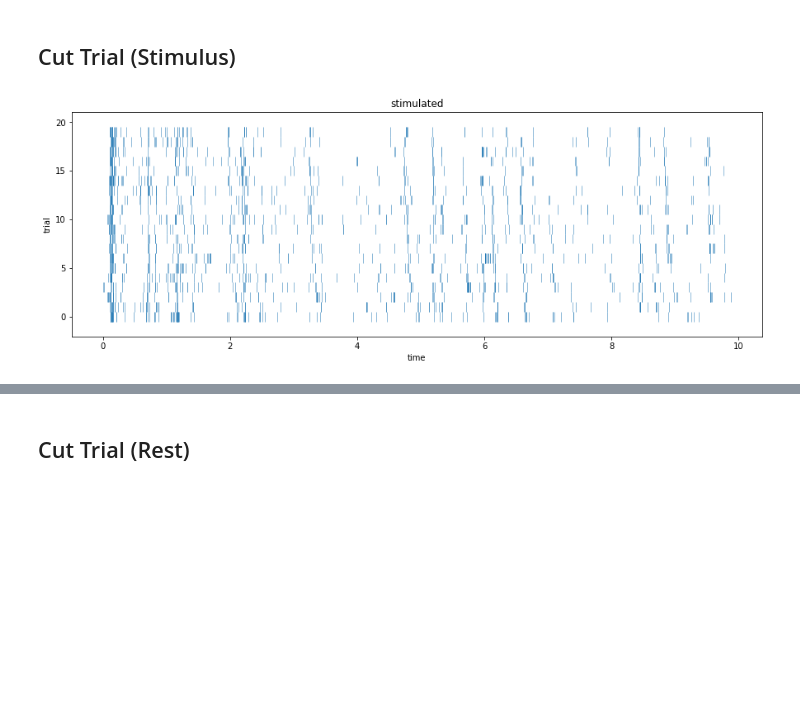
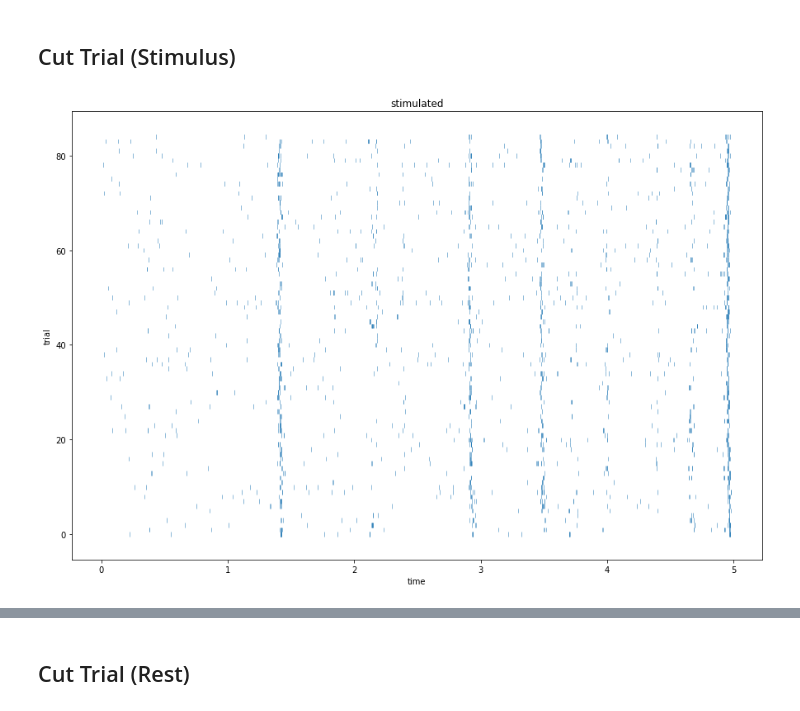
Before and after one commit to llincooi/retina_python, a Jupyter notebook: NewExptAnalysis/R_info of Repeated Trial single channel.ipynb, the cells around one changed output, grey strips where cells are left out. Saved outputs shown, nothing was run; the diff lists cells and outputs as text; code cells hidden in the pictures; blank space fills up the shorter version.

```diff
--- a/NewExptAnalysis/R_info of Repeated Trial single channel.ipynb
+++ b/NewExptAnalysis/R_info of Repeated Trial single channel.ipynb
@@ -53,7 +62,7 @@ Text(0, 0.5, 'normalized centered stimulus (20 trials)')
 # %%
-restTime = 5
-stiTime = 10
-trial = 20
+restTime = 2
+stiTime = 5
+trial = 85
 
 plt.plot(T[:int(restTime/dt)], x[:int(restTime/dt)], label ='rest')
 plt.plot(T[int(restTime/dt):int((restTime+stiTime)/dt)], x[int(restTime/dt):int((restTime+stiTime)/dt)], label ='stimulus')
@@ -66,5 +75,5 @@ plt.legend()
 # %%
-trial = 20
+# trial = 20
 x_trial = [0]*trial
 delayCorrection = [0]*trial
 for i in range(trial):
@@ -81,0 +93,6 @@ delayCorrection
+# %%
+# delayCorrection
+for i in [0,1]:
+    startTime = restTime+i*(restTime+stiTime)+delayCorrection[i]*dt
+    endTime = (i+1)*(restTime+stiTime)+delayCorrection[i]*dt
+    plt.plot( x[int(startTime/dt):int(endTime/dt)] )
@@ -141,18 +160,20 @@ rstate_Trial = [0]*trial
 for i in range(trial):
     startTime = restTime+i*(restTime+stiTime)+delayCorrection[i]*dt
     endTime = (i+1)*(restTime+stiTime)+delayCorrection[i]*dt
-    Spike_Trial[i] = Spike[np.where(Spike>=startTime)[0][0]:np.where(Spike<endTime)[0][-1]]-startTime
-    rstate_Trial[i], _ = np.histogram(Spike_Trial[i], np.arange(0,stiTime+binLen,binLen))
+    try:
+        Spike_Trial[i] = Spike[np.where(Spike>=startTime)[0][0]:np.where(Spike<endTime)[0][-1]]-startTime
+        rstate_Trial[i], _ = np.histogram(Spike_Trial[i], np.arange(0,stiTime+binLen,binLen))
+    except: continue
 # %%
 fig, ax = plt.subplots()
 ax.eventplot(Spike_Trial, linewidths=0.5)
 ax.set_title('stimulated')
 ax.set_xlabel('time')
 ax.set_ylabel('trial')
 # ax.set_xlim(4,6)
-fig.set_size_inches(15, 5)
+fig.set_size_inches(15, 10)
 # %% [output]
-[figure, old version]
+[figure, new version]
 # %%
 totalEntropy, noiseEntropy = R_info(rstate_Trial, binNum)
 totalEntropy, noiseEntropy, totalEntropy-noiseEntropy, (totalEntropy-noiseEntropy)/totalEntropy
```
Also changed, not shown: parts of 16 cells of this notebook, 6 other files.
